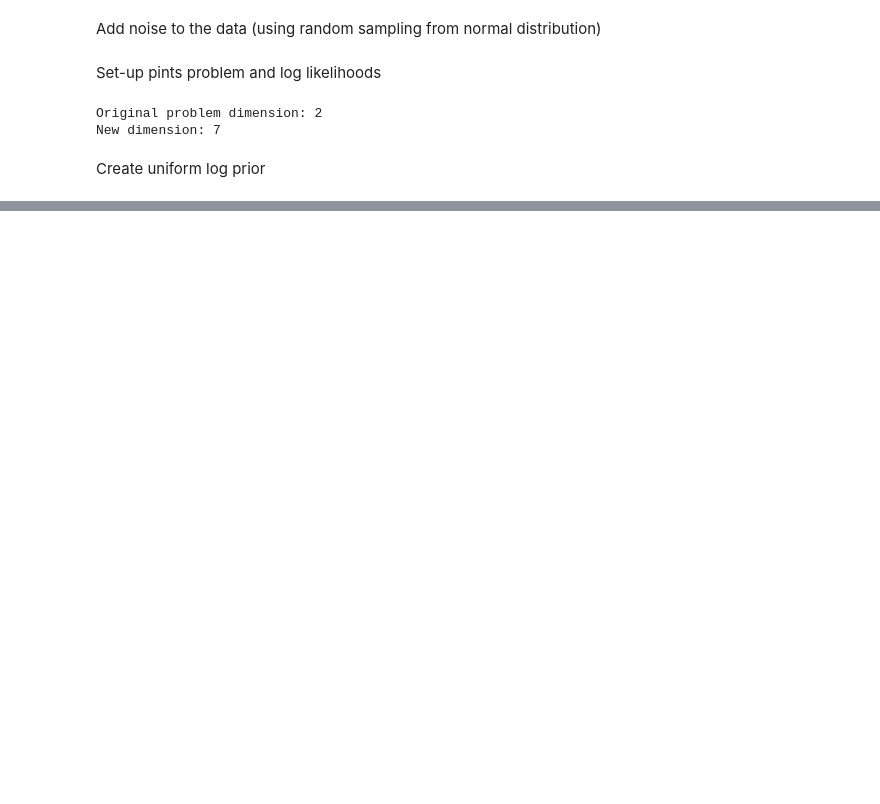
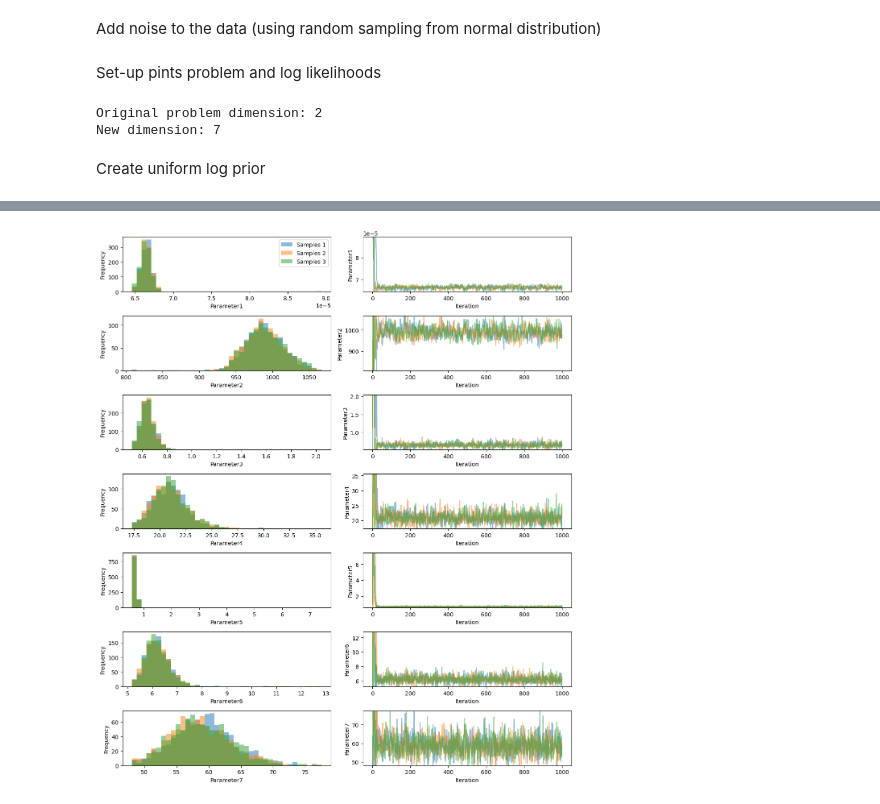
Before and after one commit to njs59/clusters, a Jupyter notebook: homogeneous_3D/pints_inference_moments_jit_data_4_pro.ipynb, the cells around one changed output, grey strips where cells are left out. Cells and saved outputs as stored; diff of their text form; code cells hidden in the pictures; blank space fills up the shorter version.

```diff
--- a/homogeneous_3D/pints_inference_moments_jit_data_4_pro.ipynb
+++ b/homogeneous_3D/pints_inference_moments_jit_data_4_pro.ipynb
@@ -178,3 +178,9 @@ plt.show()
+# %%
+pints.plot.trace(chains, n_percentiles=98)
+plt.savefig("mcmc.png")
+plt.show()
+# %% [output]
+[figure, added]
 # %%
 
 # ITERS = 100
```
Also changed, not shown: parts of 10 cells of this notebook, 32 other files.
